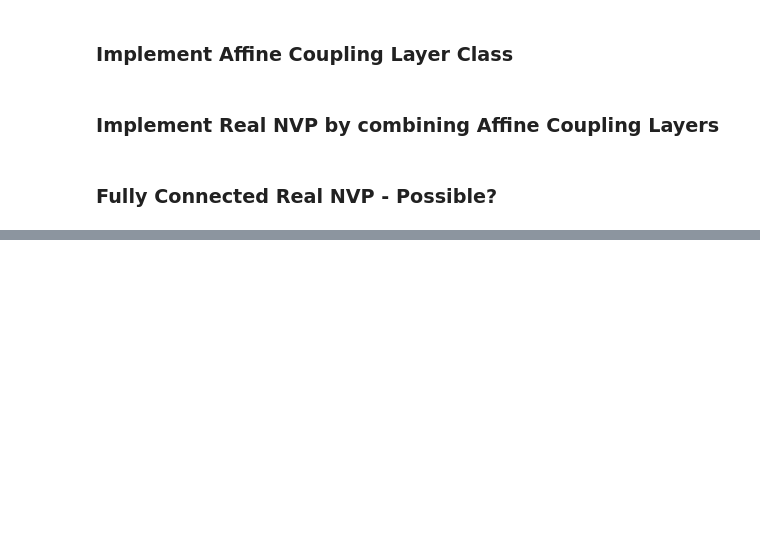
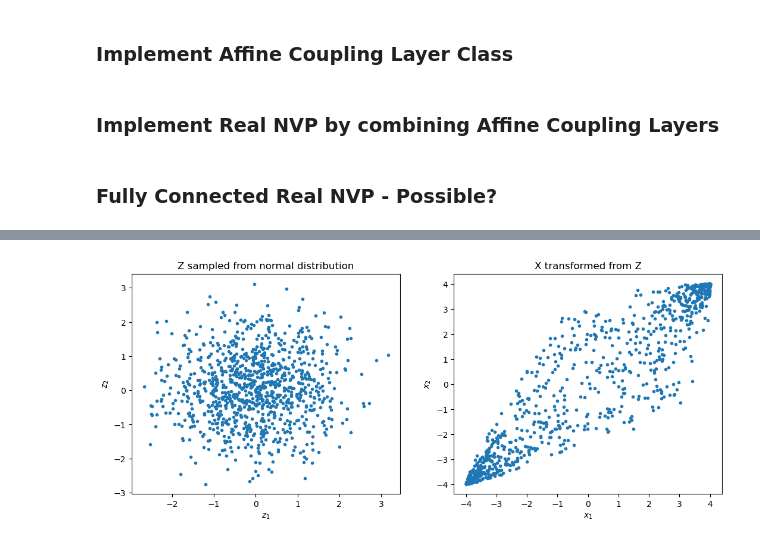
Before and after one commit to jacketdembys/wcci24, a Jupyter notebook: possible/real_nvp_simple_1.ipynb, the cells around one changed output, grey strips where cells are left out. Cells and saved outputs as stored; diff of their text form; code cells hidden in the pictures; blank space fills up the shorter version.

```diff
--- a/possible/real_nvp_simple_1.ipynb
+++ b/possible/real_nvp_simple_1.ipynb
@@ -556,7 +703,7 @@ Epoch: 8999, loss: 0.49172
 if realNVP_type == "analytical":
     realNVP_test = RealNVP_2D(masks, hidden_dim).to(device)
 elif realNVP_type == "numerical":
-    realNVP_test = RealNVP_2D_NJ(masks, hidden_dim).to(device)
+    realNVP_test = RealNVP_2D_NJ(hidden_dim).to(device)
 
 weights_file = save_path+"/epoch_9999.pth"
 
@@ -573,34 +720,36 @@ SEED = 3
 np.random.seed(SEED)
 torch.manual_seed(SEED)
 torch.cuda.manual_seed(SEED)
 torch.backends.cudnn.deterministic = True
 
 
 z = torch.normal(0, 1, size = (1000, 2)).to(device = device)
 if realNVP_type == "analytical":
     X, _ = realNVP_test(z)
 elif realNVP_type == "numerical":
     X, _, _ = realNVP_test(z)
 
 X = X.cpu().detach().numpy()
 z = z.cpu().detach().numpy()
 
 fig = plt.figure(2, figsize = (12.8, 4.8))
 fig.clf()
 plt.subplot(1,2,1)
 plt.plot(z[:,0], z[:,1], ".")
 plt.title("Z sampled from normal distribution")
 plt.xlabel(r"$z_1$")
 plt.ylabel(r"$z_2$")
 
 plt.subplot(1,2,2)
 plt.plot(X[:,0], X[:,1], ".")
 plt.title("X transformed from Z")
 plt.xlabel(r"$x_1$")
 plt.ylabel(r"$x_2$")
 
-plt.savefig("exp_"+str(int(numExperiment))+"_layer_inverse.pdf", format="pdf", bbox_inches="tight")
+#plt.savefig(save_path+"/exp_"+str(int(numExperiment))+"_layer_inverse.pdf", format="pdf", bbox_inches="tight")
 plt.show()
+# %% [output]
+[figure, added]
 # %%
 # checking determinant computational cost
 st = time.time()
```
Also changed, not shown: parts of 4 cells of this notebook, 41 other files.
